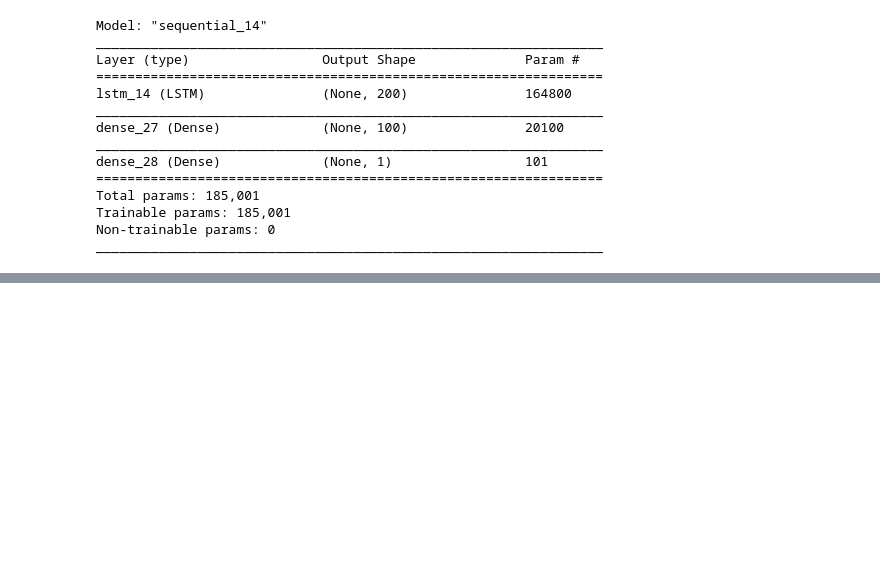
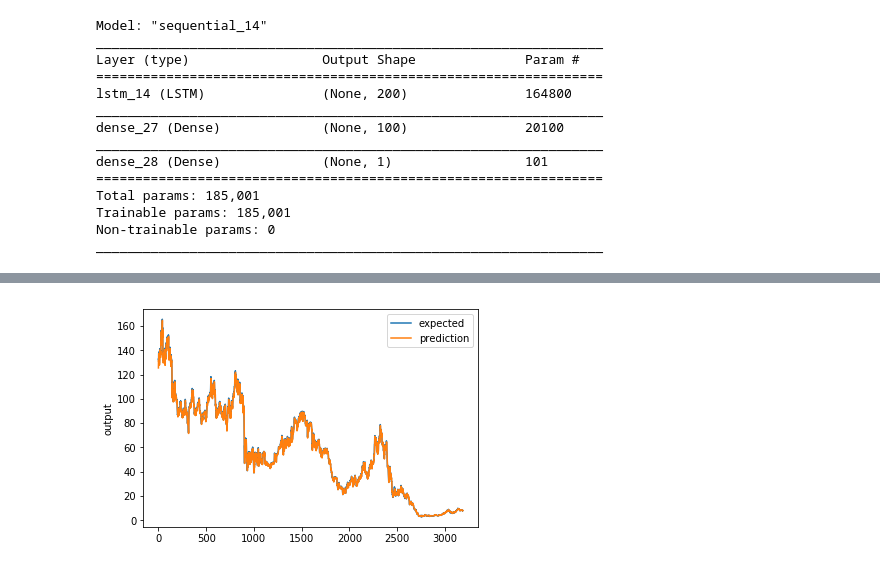
Before and after one commit to Udaysony/Stock-market-Prediction, a Jupyter notebook: Stock_prediction.ipynb, the cells around one changed output, grey strips where cells are left out. Drawn from its saved outputs; the diff is of its cells as text; code cells hidden in the pictures; blank space fills up the shorter version.

```diff
--- a/Stock_prediction.ipynb
+++ b/Stock_prediction.ipynb
@@ -259,0 +253,5 @@ plt.show()
+# %%
+pred_all = model.predict(XT)
+chart_regression(list(YT), list(pred_all), sort = False)
+# %% [output]
+[figure, added]
```
Also changed, not shown: parts of 16 cells of this notebook.
